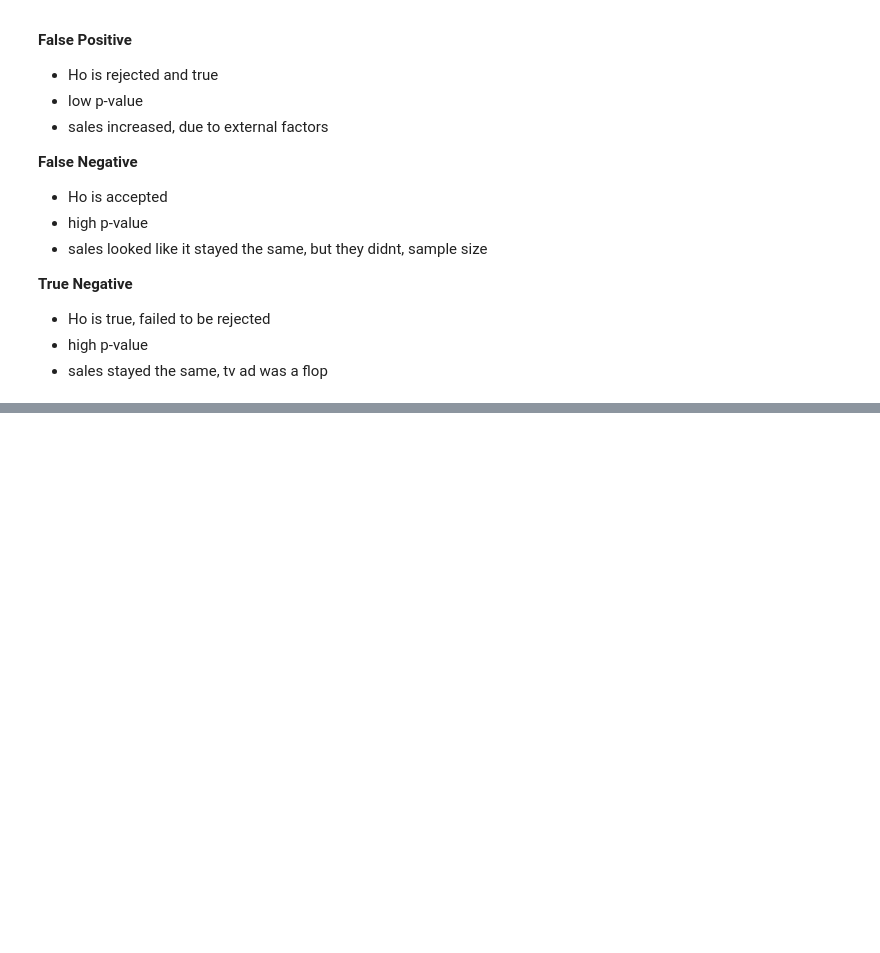
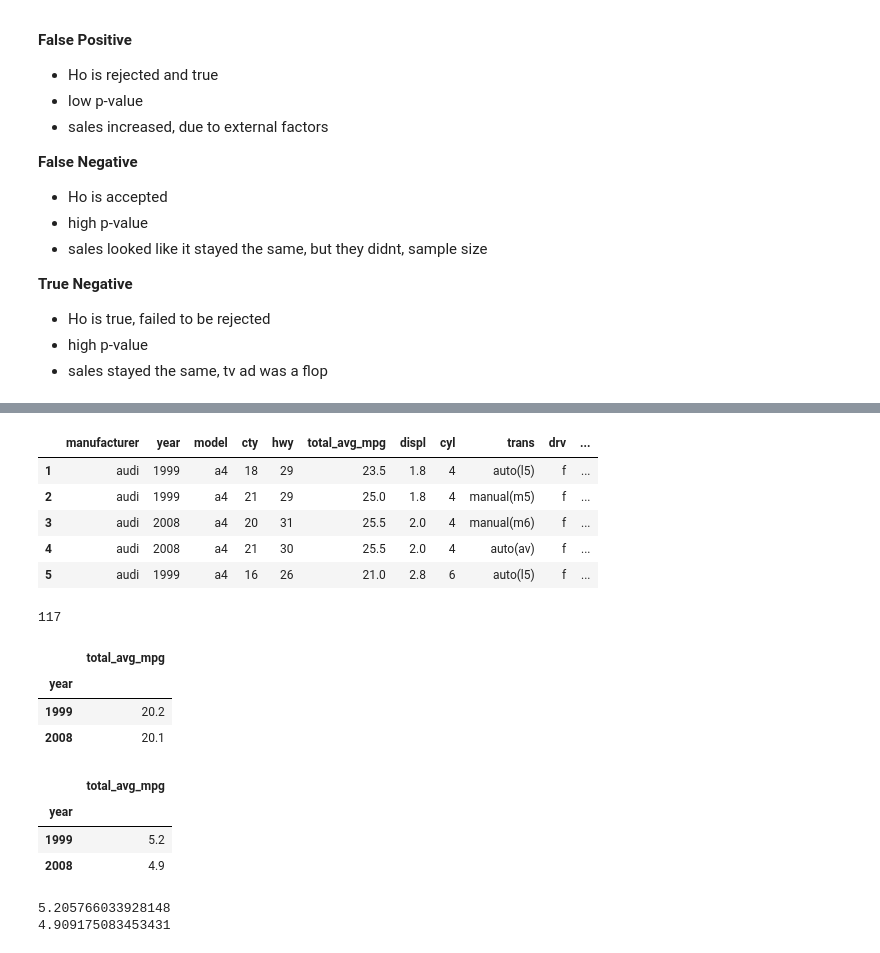
Before and after one commit to mijailmariano/statistics-exercises, a Jupyter notebook: hypothesis_testing.ipynb, the cells around one changed output, grey strips where cells are left out. Cells and saved outputs as stored; diff of their text form; code cells hidden in the pictures; blank space fills up the shorter version.

```diff
--- a/hypothesis_testing.ipynb
+++ b/hypothesis_testing.ipynb
@@ -89,0 +216,65 @@ low p-value
+# %%
+# reording the columns to place the information i will be looking at, earlier in the dataframe
+
+column_lst = list(mpg_db.columns.values)
+mpg_db = mpg_db[[
+    'manufacturer',
+    'year',
+    'model',
+    'cty',
+    'hwy',
+    'total_avg_mpg',
+    'displ',
+    'cyl',
+    'trans',
+    'drv',
+    'fl',
+    'class'
+ ]]
+
+mpg_db.head() # this checks out!
+# %% [output]
+|  | manufacturer | year | model | cty | hwy | total_avg_mpg | displ | cyl | trans | drv | ... |
+| 1 | audi | 1999 | a4 | 18 | 29 | 23.5 | 1.8 | 4 | auto(l5) | f | ... |
+| 2 | audi | 1999 | a4 | 21 | 29 | 25.0 | 1.8 | 4 | manual(m5) | f | ... |
+| 3 | audi | 2008 | a4 | 20 | 31 | 25.5 | 2.0 | 4 | manual(m6) | f | ... |
+| 4 | audi | 2008 | a4 | 21 | 30 | 25.5 | 2.0 | 4 | auto(av) | f | ... |
+| 5 | audi | 1999 | a4 | 16 | 26 | 21.0 | 2.8 | 6 | auto(l5) | f | ... |
+# %%
+# next, I will conduct some initial analysis that should also help inform my assumptions and help determine the correct method to take for comparing these two (2) car samples
+
+len(mpg_db[mpg_db['year'] == 2008]) # 117 total 2008 vehicles in df
+len(mpg_db[mpg_db['year'] == 1999]) # 117 total 1999 vehicles in df
+
+# both samples are > 30 observations
+# next i'll calculate the mean and std_deviation for 2008 & 1999 vehicles
+# %% [output]
+117
+# %%
+round(mpg_db[["year", "total_avg_mpg"]].groupby("year").mean(), 1)
+# similar means for both years
+# %% [output]
+|  | total_avg_mpg |
+| year |  |
+| 1999 | 20.2 |
+| 2008 | 20.1 |
+# %%
+round(mpg_db[["year", "total_avg_mpg"]].groupby("year").std(), 1)
+# standard deviation
+# 1999	5.2 actual
+# 2008	4.9 actual
+# %% [output]
+|  | total_avg_mpg |
+| year |  |
+| 1999 | 5.2 |
+| 2008 | 4.9 |
+# %%
+# let's check the variance
+import math
+round(mpg_db[["year", "total_avg_mpg"]].groupby("year").var(), 3)
+
+print(math.sqrt(27.1)) # check's out
+print(math.sqrt(24.1)) # check's out
+# %% [output]
+5.205766033928148
+4.909175083453431
```
Also changed, not shown: parts of 31 cells of this notebook.
